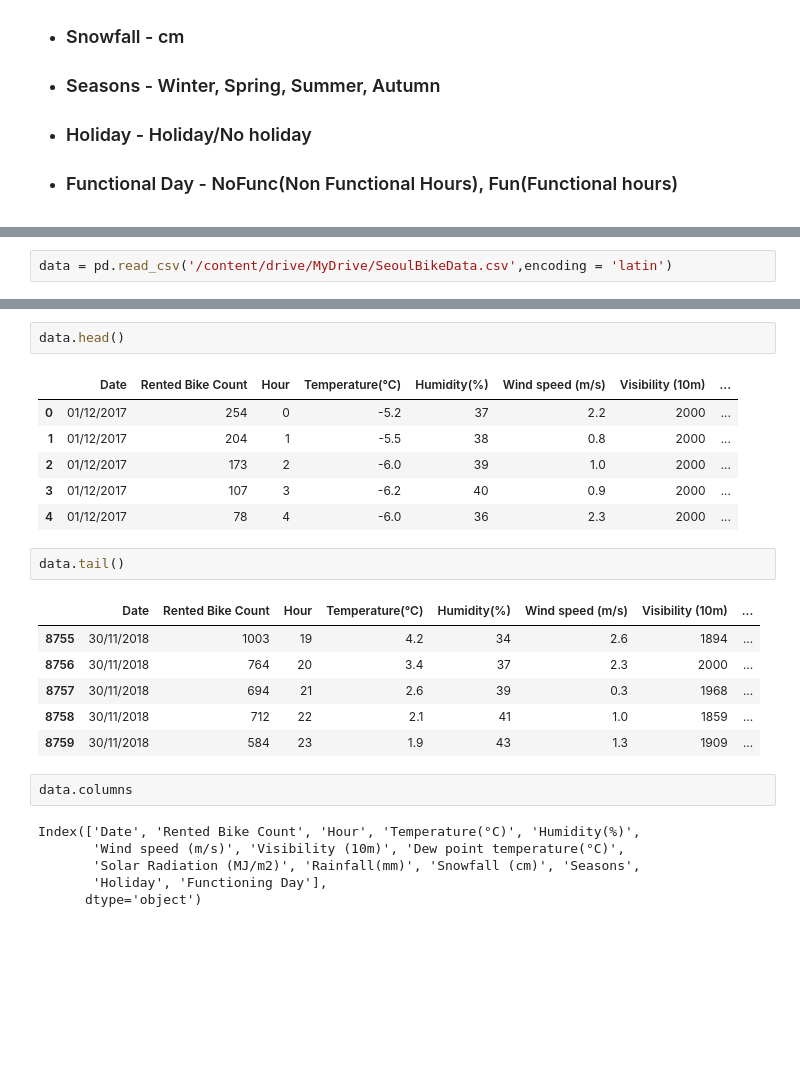
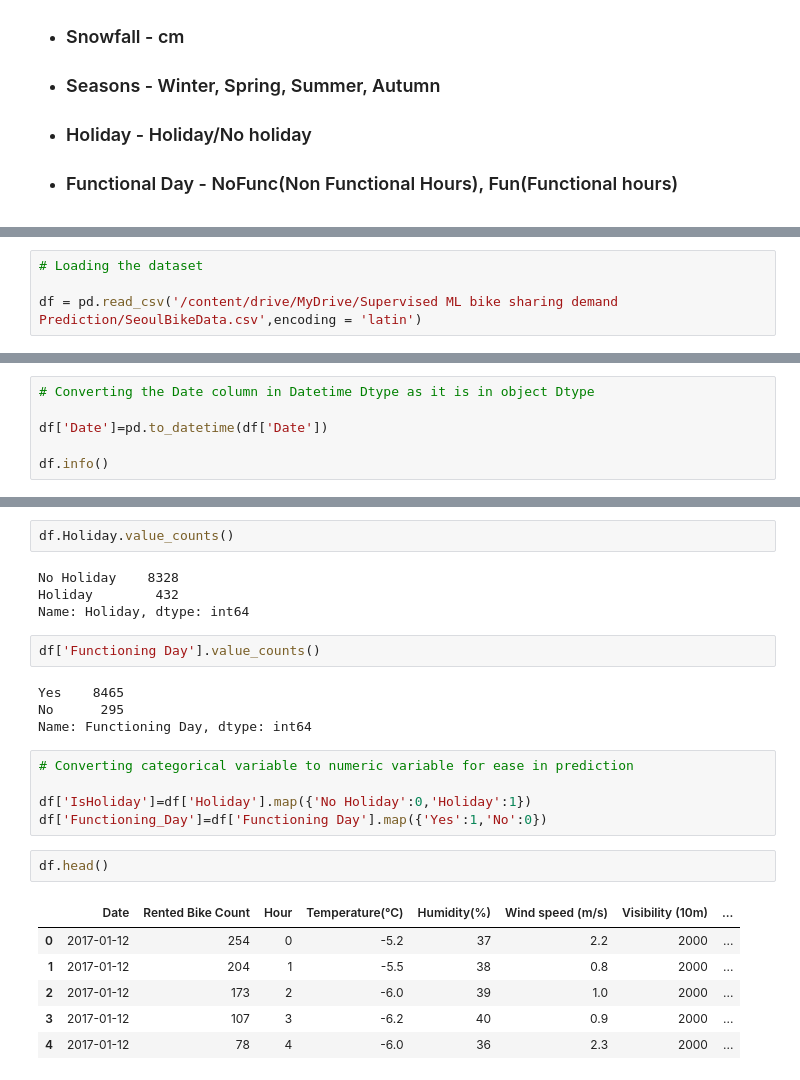
Before and after one commit to kunikagupta27/Seoul-Bike-Sharing-Demand-Prediction, a Jupyter notebook: Bike_Sharing_Demand_Prediction_using_ML_Capstone_Project_II.ipynb, the cells around one changed output, grey strips where cells are left out. Saved outputs shown, nothing was run; the diff lists cells and outputs as text; blank space fills up the shorter version.

Commit message:
ML bike sharing demand prediction

```diff
--- a/Bike_Sharing_Demand_Prediction_using_ML_Capstone_Project_II.ipynb
+++ b/Bike_Sharing_Demand_Prediction_using_ML_Capstone_Project_II.ipynb
@@ -40,2 +50,4 @@ Drive already mounted at /content/drive; to attempt to forcibly remount, call dr
 # %%
-data = pd.read_csv('/content/drive/MyDrive/SeoulBikeData.csv',encoding = 'latin')
+# Loading the dataset
+
+df = pd.read_csv('/content/drive/MyDrive/Supervised ML bike sharing demand Prediction/SeoulBikeData.csv',encoding = 'latin')
@@ -41,0 +158,6 @@ data = pd.read_csv('/content/drive/MyDrive/SeoulBikeData.csv',encoding = 'latin'
+# %%
+# Converting the Date column in Datetime Dtype as it is in object Dtype
+
+df['Date']=pd.to_datetime(df['Date'])
+
+df.info()
@@ -42,26 +190,26 @@ data = pd.read_csv('/content/drive/MyDrive/SeoulBikeData.csv',encoding = 'latin'
+# %%
+df.Holiday.value_counts()
+# %% [output]
+No Holiday    8328
+Holiday        432
+Name: Holiday, dtype: int64
+# %%
+df['Functioning Day'].value_counts()
+# %% [output]
+Yes    8465
+No      295
+Name: Functioning Day, dtype: int64
+# %%
+# Converting categorical variable to numeric variable for ease in prediction
+
+df['IsHoliday']=df['Holiday'].map({'No Holiday':0,'Holiday':1})
+df['Functioning_Day']=df['Functioning Day'].map({'Yes':1,'No':0})
 # %%
-data.head()
+df.head()
 # %% [output]
 |  | Date | Rented Bike Count | Hour | Temperature(°C) | Humidity(%) | Wind speed (m/s) | Visibility (10m) | ... |
-| 0 | 01/12/2017 | 254 | 0 | -5.2 | 37 | 2.2 | 2000 | ... |
-| 1 | 01/12/2017 | 204 | 1 | -5.5 | 38 | 0.8 | 2000 | ... |
-| 2 | 01/12/2017 | 173 | 2 | -6.0 | 39 | 1.0 | 2000 | ... |
-| 3 | 01/12/2017 | 107 | 3 | -6.2 | 40 | 0.9 | 2000 | ... |
-| 4 | 01/12/2017 | 78 | 4 | -6.0 | 36 | 2.3 | 2000 | ... |
+| 0 | 2017-01-12 | 254 | 0 | -5.2 | 37 | 2.2 | 2000 | ... |
+| 1 | 2017-01-12 | 204 | 1 | -5.5 | 38 | 0.8 | 2000 | ... |
+| 2 | 2017-01-12 | 173 | 2 | -6.0 | 39 | 1.0 | 2000 | ... |
+| 3 | 2017-01-12 | 107 | 3 | -6.2 | 40 | 0.9 | 2000 | ... |
+| 4 | 2017-01-12 | 78 | 4 | -6.0 | 36 | 2.3 | 2000 | ... |
-# %%
-data.tail()
-# %% [output]
-|  | Date | Rented Bike Count | Hour | Temperature(°C) | Humidity(%) | Wind speed (m/s) | Visibility (10m) | ... |
-| 8755 | 30/11/2018 | 1003 | 19 | 4.2 | 34 | 2.6 | 1894 | ... |
-| 8756 | 30/11/2018 | 764 | 20 | 3.4 | 37 | 2.3 | 2000 | ... |
-| 8757 | 30/11/2018 | 694 | 21 | 2.6 | 39 | 0.3 | 1968 | ... |
-| 8758 | 30/11/2018 | 712 | 22 | 2.1 | 41 | 1.0 | 1859 | ... |
-| 8759 | 30/11/2018 | 584 | 23 | 1.9 | 43 | 1.3 | 1909 | ... |
-# %%
-data.columns
-# %% [output]
-Index(['Date', 'Rented Bike Count', 'Hour', 'Temperature(°C)', 'Humidity(%)',
-       'Wind speed (m/s)', 'Visibility (10m)', 'Dew point temperature(°C)',
-       'Solar Radiation (MJ/m2)', 'Rainfall(mm)', 'Snowfall (cm)', 'Seasons',
-       'Holiday', 'Functioning Day'],
-      dtype='object')
```
Also changed, not shown: parts of 30 cells of this notebook.
